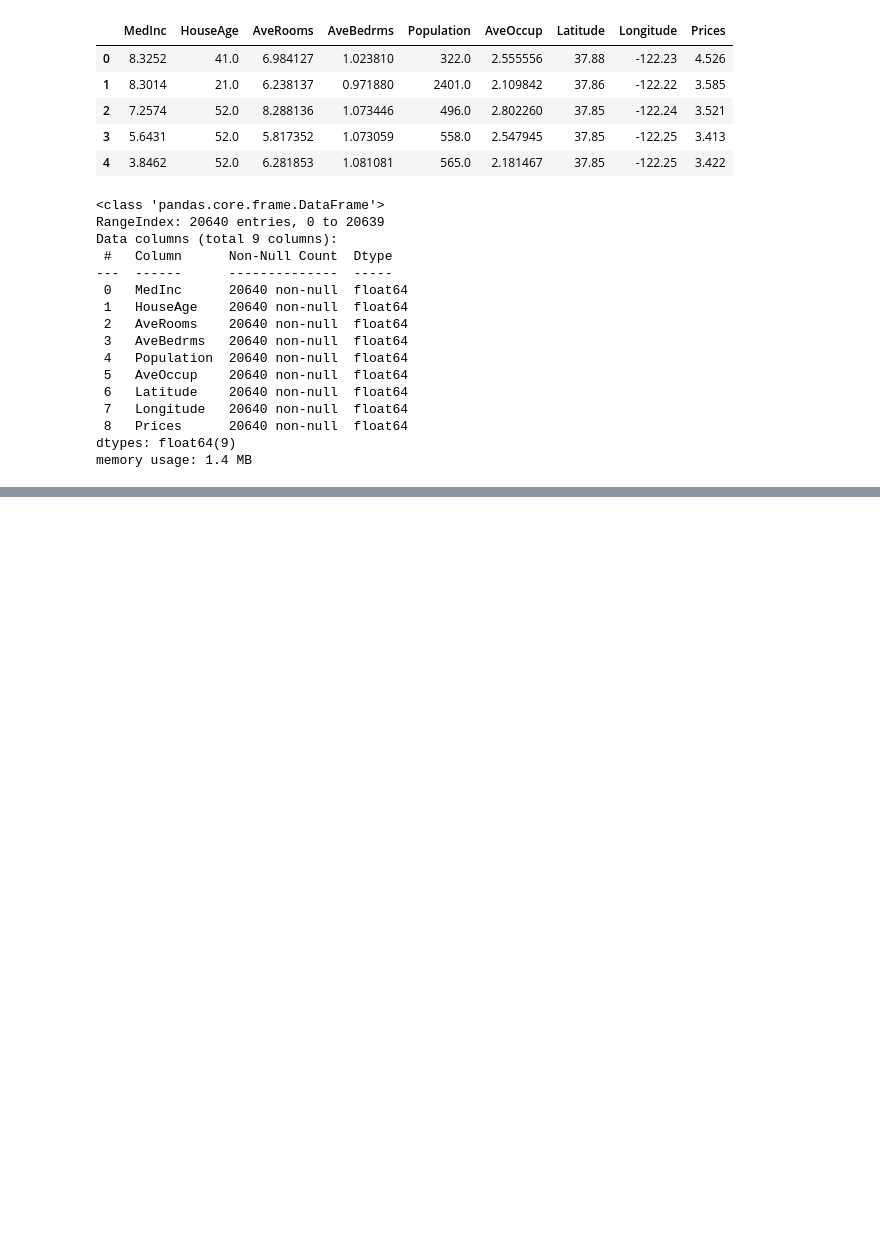
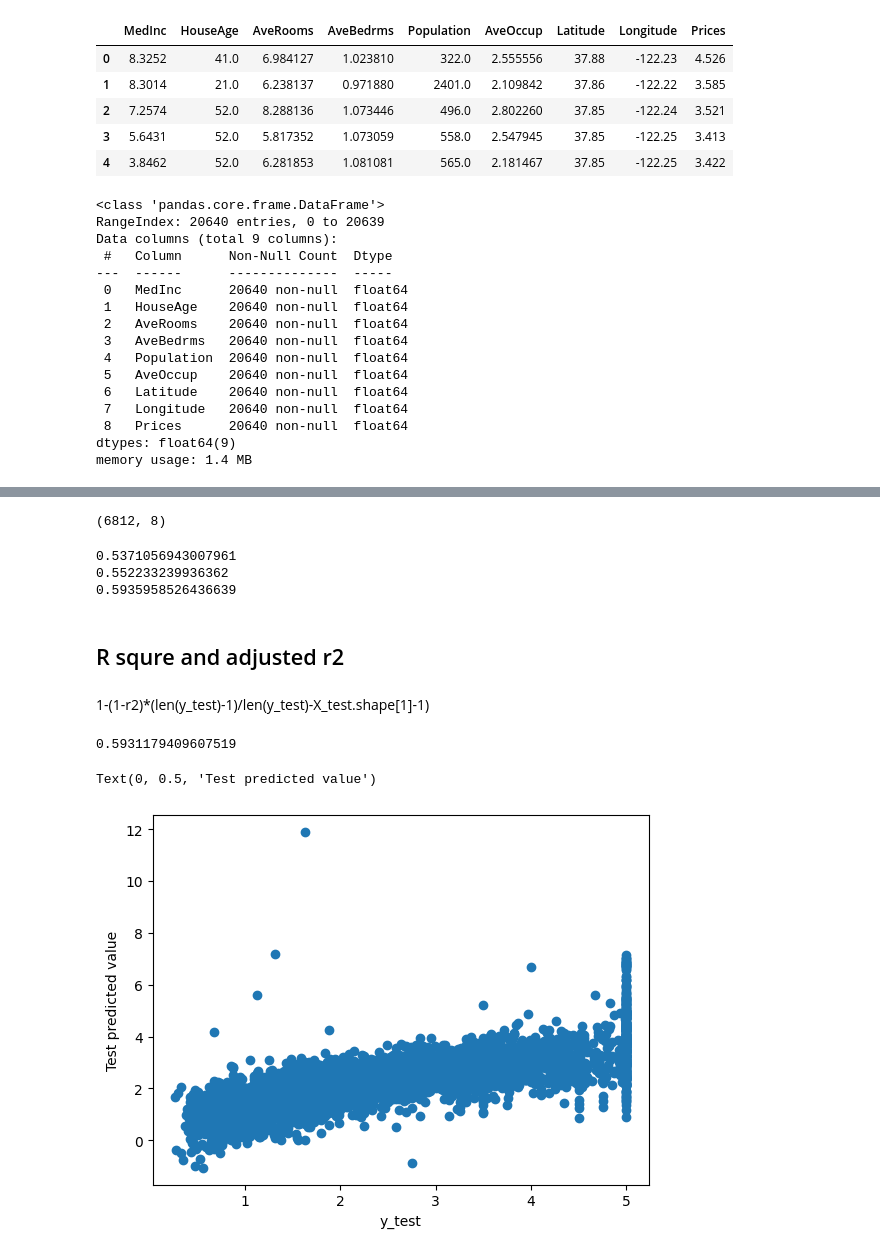
Before and after one commit to A4anas3/ML-Model, a Jupyter notebook: MultipleLinearRegression.ipynb, the cells around one changed output, grey strips where cells are left out. Saved outputs shown, nothing was run; the diff lists cells and outputs as text; code cells hidden in the pictures; blank space fills up the shorter version.

```diff
--- a/MultipleLinearRegression.ipynb
+++ b/MultipleLinearRegression.ipynb
@@ -127,0 +164,14 @@ import seaborn as sns
+# %%
+from sklearn.model_selection import train_test_split
+X_train,X_test,y_train,y_test=train_test_split(x,y,test_size=0.33,random_state=10)
+# %%
+from sklearn.preprocessing import StandardScaler
+scaler=StandardScaler()
+X_train_scaler=scaler.fit_transform(X_train)
+X_test_scaler= scaler.transform(X_test)
+# %%
+from sklearn.linear_model import LinearRegression
+linreg=LinearRegression()
+linreg.fit(X_train_scaler,y_train)
+print(linreg.intercept_)
+print(linreg.coef_)
@@ -127,0 +182,2 @@ import seaborn as sns
+# %%
+ypred=linreg.predict(X_test_scaler)
@@ -127,0 +189,31 @@ import seaborn as sns
+# %%
+X_test.shape
+# %% [output]
+(6812, 8)
+# %%
+from sklearn.metrics import mean_absolute_error,mean_squared_error,r2_score
+mae =mean_absolute_error(y_test,ypred)
+mse=mean_squared_error(y_test,ypred)
+r2=r2_score(y_test,ypred)
+print(mae)
+print(mse)
+print(r2)
+# %% [output]
+0.5371056943007961
+0.552233239936362
+0.5935958526436639
+# %% [markdown]
+## R squre and adjusted r2
+# %% [markdown]
+1-(1-r2)*(len(y_test)-1)/len(y_test)-X_test.shape[1]-1)
+# %%
+1-(1-r2)*(len(y_test)-1)/(len(y_test)-X_test.shape[1]-1)
+# %% [output]
+0.5931179409607519
+# %%
+plt.scatter(y_test,ypred)
+plt.xlabel('y_test')
+plt.ylabel('Test predicted value')
+# %% [output]
+Text(0, 0.5, 'Test predicted value')
+[figure, added]
```
Also changed, not shown: parts of 14 cells of this notebook, 8 other files.
